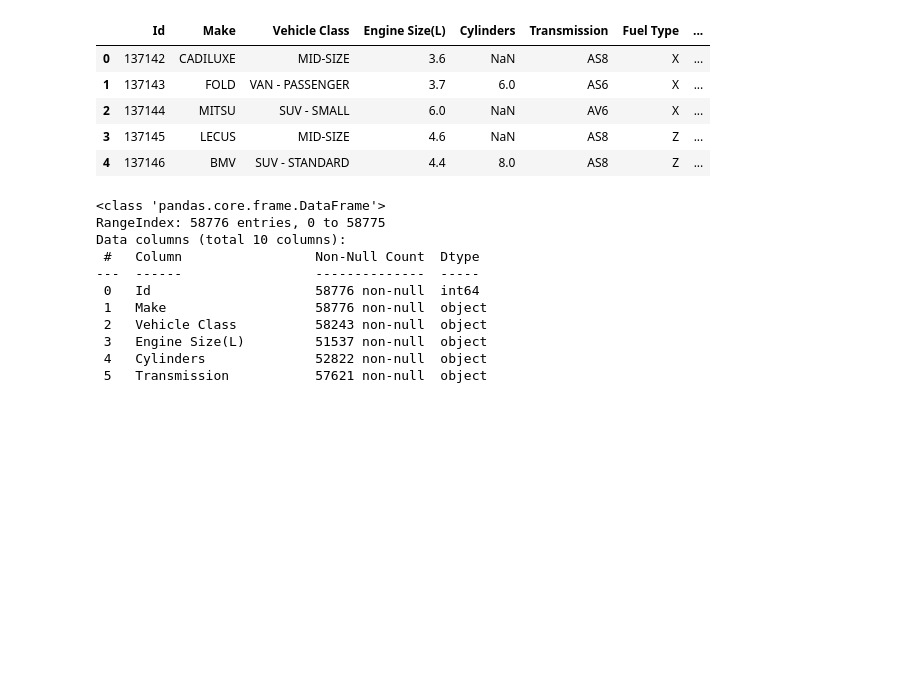
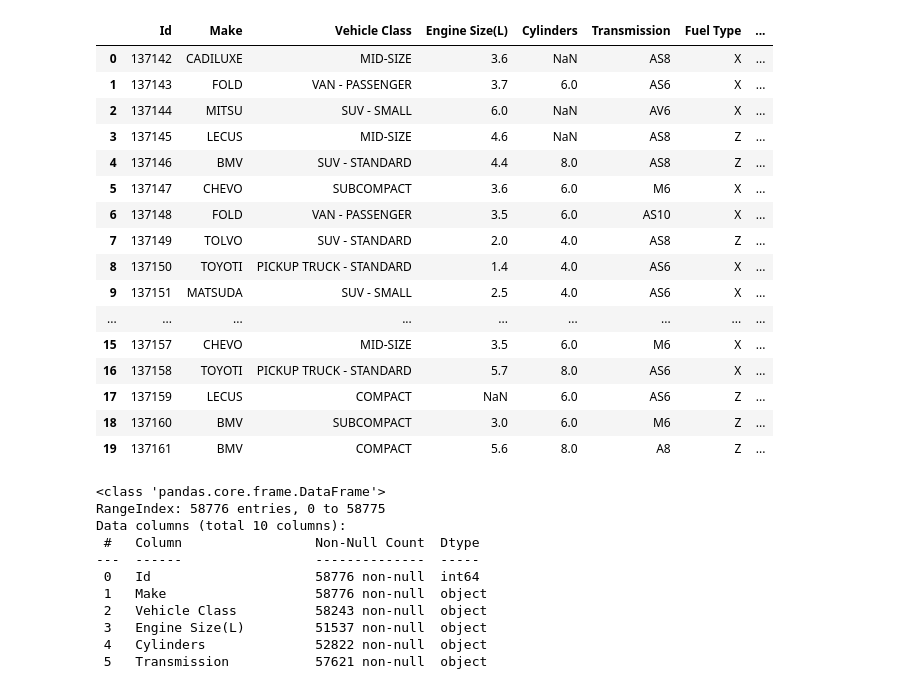
Before and after one commit to dikaizm/data-slayer, a Jupyter notebook: notebooks/1.0-data-exploration.ipynb, the cells around one changed output. Cells and saved outputs as stored; diff of their text form; code cells hidden in the pictures; blank space fills up the shorter version.

```diff
--- a/notebooks/1.0-data-exploration.ipynb
+++ b/notebooks/1.0-data-exploration.ipynb
@@ -1,15 +1,26 @@
 # %%
 import pandas as pd
 
 df = pd.read_csv('../data/raw/test.csv')
-df.head()
+df.head(20)
 # %% [output]
 |  | Id | Make | Vehicle Class | Engine Size(L) | Cylinders | Transmission | Fuel Type | ... |
 | 0 | 137142 | CADILUXE | MID-SIZE | 3.6 | NaN | AS8 | X | ... |
 | 1 | 137143 | FOLD | VAN - PASSENGER | 3.7 | 6.0 | AS6 | X | ... |
 | 2 | 137144 | MITSU | SUV - SMALL | 6.0 | NaN | AV6 | X | ... |
 | 3 | 137145 | LECUS | MID-SIZE | 4.6 | NaN | AS8 | Z | ... |
 | 4 | 137146 | BMV | SUV - STANDARD | 4.4 | 8.0 | AS8 | Z | ... |
+| 5 | 137147 | CHEVO | SUBCOMPACT | 3.6 | 6.0 | M6 | X | ... |
+| 6 | 137148 | FOLD | VAN - PASSENGER | 3.5 | 6.0 | AS10 | X | ... |
+| 7 | 137149 | TOLVO | SUV - STANDARD | 2.0 | 4.0 | AS8 | Z | ... |
+| 8 | 137150 | TOYOTI | PICKUP TRUCK - STANDARD | 1.4 | 4.0 | AS6 | X | ... |
+| 9 | 137151 | MATSUDA | SUV - SMALL | 2.5 | 4.0 | AS6 | X | ... |
+| ... | ... | ... | ... | ... | ... | ... | ... | ... |
+| 15 | 137157 | CHEVO | MID-SIZE | 3.5 | 6.0 | M6 | X | ... |
+| 16 | 137158 | TOYOTI | PICKUP TRUCK - STANDARD | 5.7 | 8.0 | AS6 | X | ... |
+| 17 | 137159 | LECUS | COMPACT | NaN | 6.0 | AS6 | Z | ... |
+| 18 | 137160 | BMV | SUBCOMPACT | 3.0 | 6.0 | M6 | Z | ... |
+| 19 | 137161 | BMV | COMPACT | 5.6 | 8.0 | A8 | Z | ... |
 # %%
 df.info()
 # %% [output]
```
Also changed, not shown: parts of 17 cells of this notebook.
